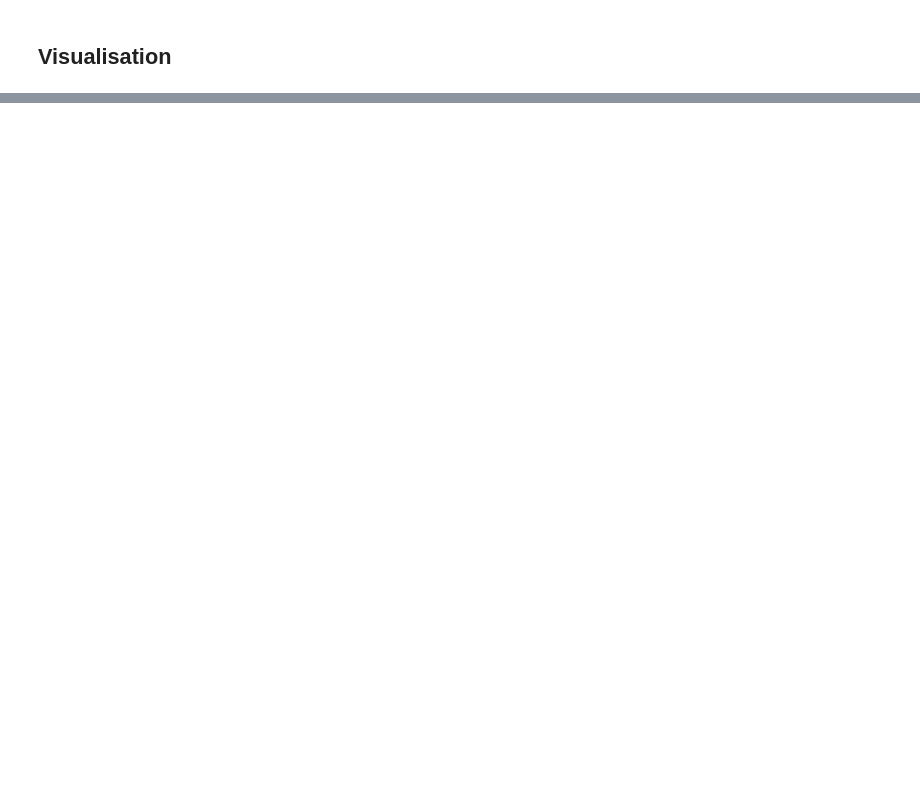
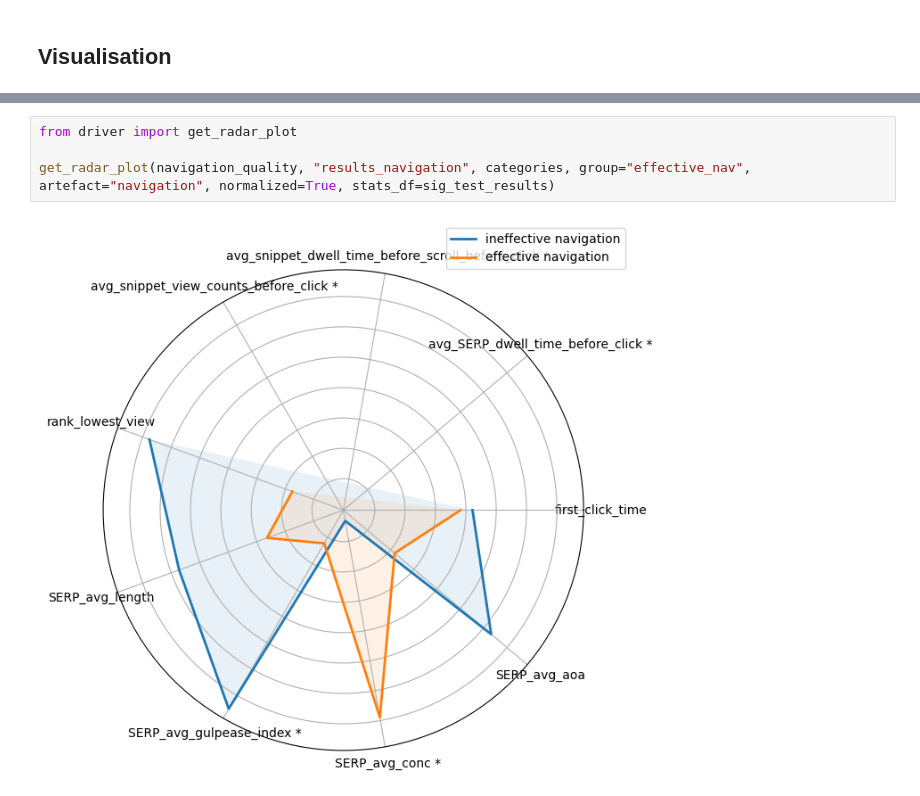
Before and after one commit to SOLandChildren/CHIIR27_LogAnalysis, a Jupyter notebook: results_navigation.ipynb, the cells around one changed output, grey strips where cells are left out. Cells and saved outputs as stored; diff of their text form; blank space fills up the shorter version.

```diff
--- a/results_navigation.ipynb
+++ b/results_navigation.ipynb
@@ -163,0 +191,6 @@ view_df.loc[(view_df["serp_id"]==second_logged_click["serp_id"]) & (view_df["url
+# %%
+from driver import get_radar_plot
+
+get_radar_plot(navigation_quality, "results_navigation", categories, group="effective_nav", artefact="navigation", normalized=True, stats_df=sig_test_results)
+# %% [output]
+[figure, added]
```
Also changed, not shown: parts of 20 cells of this notebook, 15 other files.
